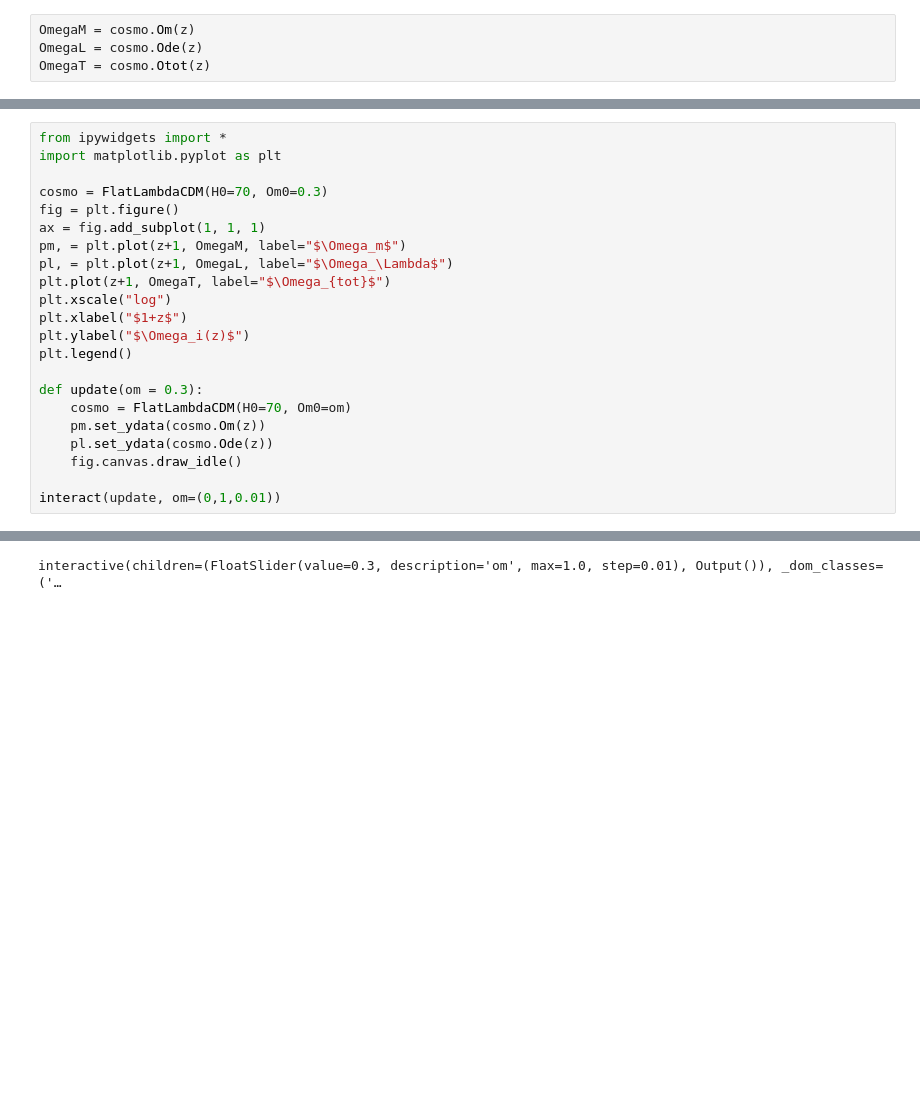
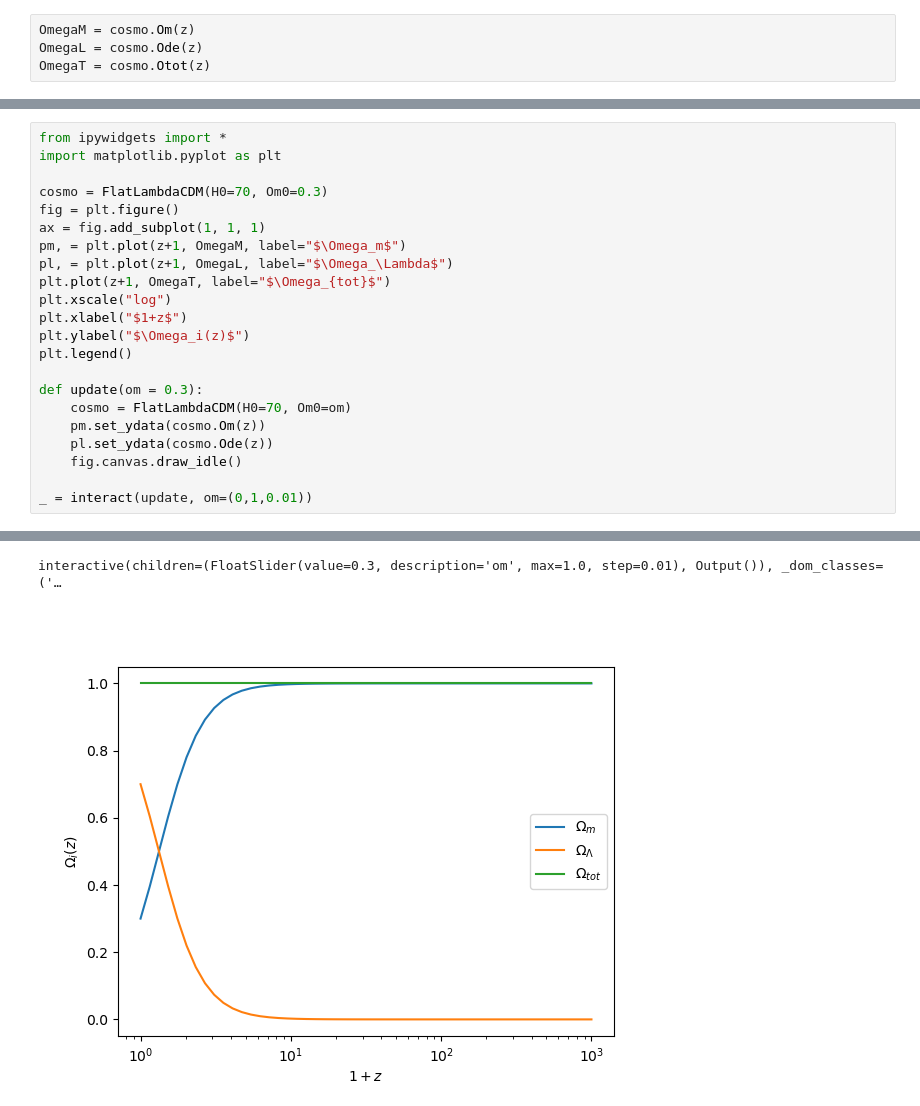
Before and after one commit to jeremyneveu/m2-npac-grac, a Jupyter notebook: notebooks/astropy_cosmo.ipynb, the cells around one changed output, grey strips where cells are left out. Drawn from its saved outputs; the diff is of its cells as text; blank space fills up the shorter version.

```diff
--- a/notebooks/astropy_cosmo.ipynb
+++ b/notebooks/astropy_cosmo.ipynb
@@ -49,5 +48,5 @@ def update(om = 0.3):
     pl.set_ydata(cosmo.Ode(z))
     fig.canvas.draw_idle()
 
-interact(update, om=(0,1,0.01))
+_ = interact(update, om=(0,1,0.01))
 # %% [output]
@@ -56 +53,2 @@ interact(update, om=(0,1,0.01))
 interactive(children=(FloatSlider(value=0.3, description='om', max=1.0, step=0.01), Output()), _dom_classes=('…
+[figure, added]
```
Also changed, not shown: parts of 3 cells of this notebook.
